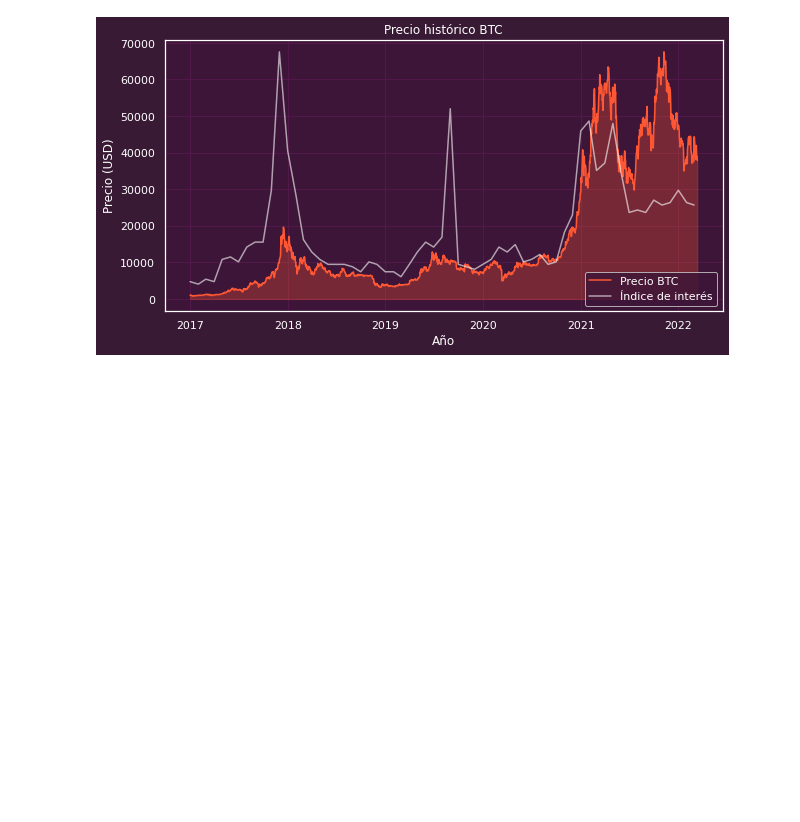
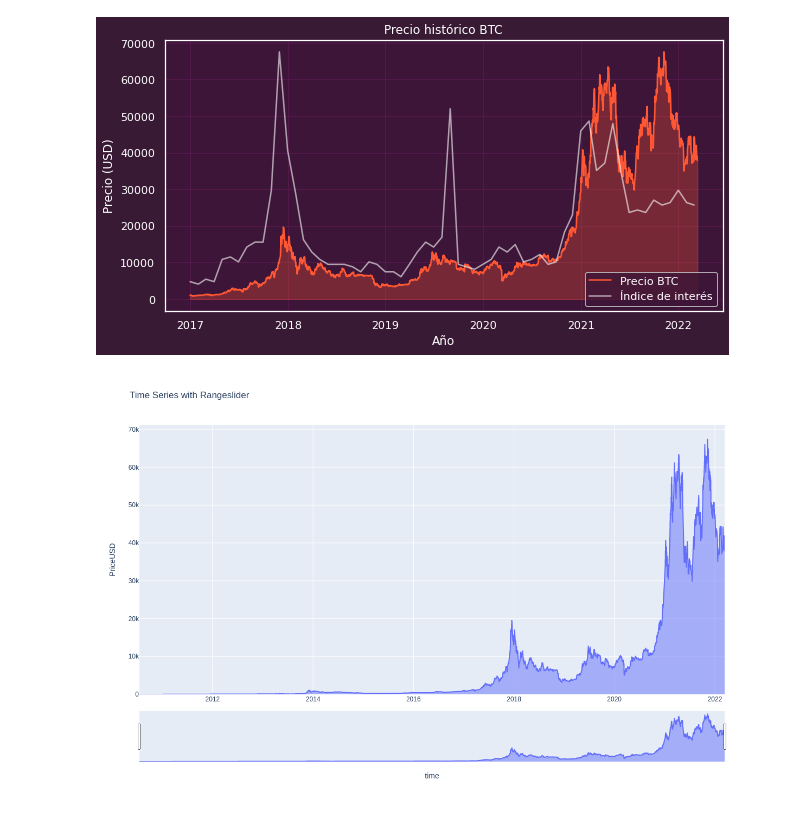
Before and after one commit to imontecalvo/Bitcoin-Data-Analysis, a Jupyter notebook: BTC Price & Interest Rate.ipynb, the cells around one changed output. Saved outputs shown, nothing was run; the diff lists cells and outputs as text; code cells hidden in the pictures; blank space fills up the shorter version.

```diff
--- a/BTC Price & Interest Rate.ipynb
+++ b/BTC Price & Interest Rate.ipynb
@@ -71,3 +73,9 @@ plt.legend()
 plt.show()
 # %% [output]
 [figure]
+# %%
+fig = px.area(df, x='time', y='PriceUSD', title='Time Series with Rangeslider', width=1000 ,height=800)
+fig.update_xaxes(rangeslider_visible=True)
+fig.show()
+# %% [output]
+[figure, added]
```
Also changed, not shown: parts of 7 cells of this notebook, 2 other files.
